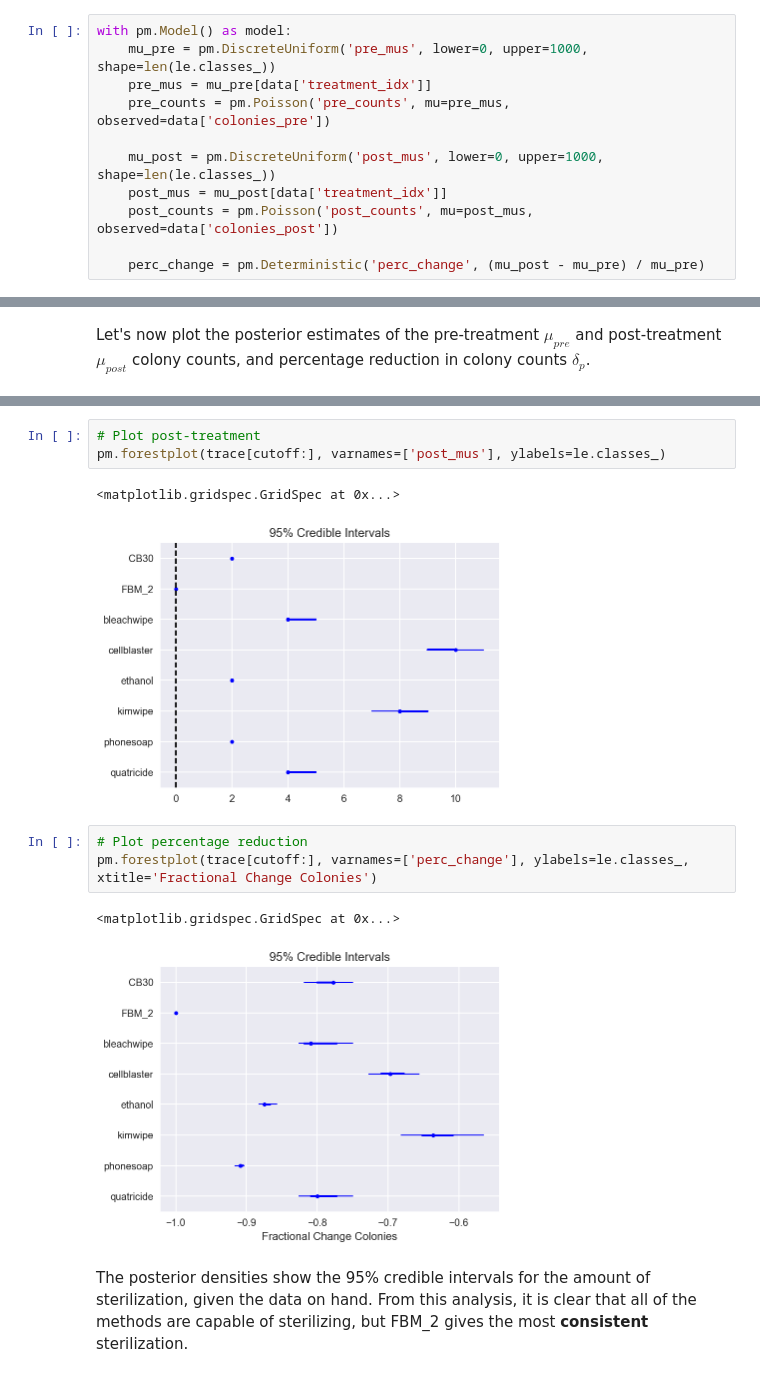
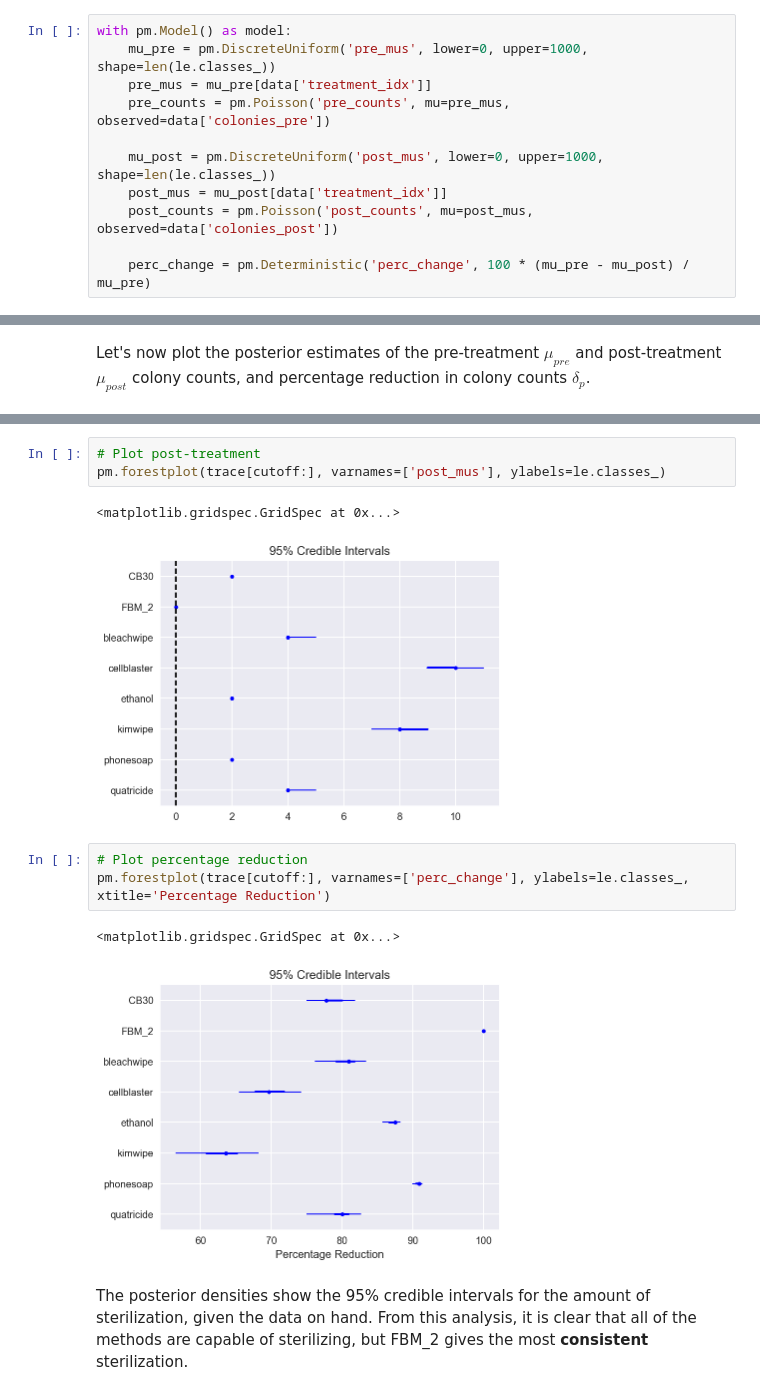
Before and after one commit to afcarl/mia-stats, a Jupyter notebook: sterilization/sterilization.ipynb, the cells around one changed output, grey strips where cells are left out. Cells and saved outputs as stored; diff of their text form.

Commit message:
updated with Mia's request to change to percentage reduction

```diff
--- a/sterilization/sterilization.ipynb
+++ b/sterilization/sterilization.ipynb
@@ -102,7 +102,7 @@ with pm.Model() as model:
     post_mus = mu_post[data['treatment_idx']]
     post_counts = pm.Poisson('post_counts', mu=post_mus, observed=data['colonies_post'])
 
-    perc_change = pm.Deterministic('perc_change', (mu_post - mu_pre) / mu_pre)
+    perc_change = pm.Deterministic('perc_change', 100 * (mu_pre - mu_post) / mu_pre)
 # %%
 # Sample 20000 steps in the MCMC chain.
 with model:
@@ -137,12 +137,12 @@ pm.forestplot(trace[cutoff:], varnames=['pre_mus'], ylabels=le.classes_)
 pm.forestplot(trace[cutoff:], varnames=['post_mus'], ylabels=le.classes_)
 # %% [output]
 <matplotlib.gridspec.GridSpec at 0x...>
-[figure, old version]
+[figure, new version]
 # %%
 # Plot percentage reduction
-pm.forestplot(trace[cutoff:], varnames=['perc_change'], ylabels=le.classes_, xtitle='Fractional Change Colonies')
+pm.forestplot(trace[cutoff:], varnames=['perc_change'], ylabels=le.classes_, xtitle='Percentage Reduction')
 # %% [output]
 <matplotlib.gridspec.GridSpec at 0x...>
-[figure, old version]
+[figure, new version]
 # %% [markdown]
 The posterior densities show the 95% credible intervals for the amount of sterilization, given the data on hand. From this analysis, it is clear that all of the methods are capable of sterilizing, but FBM_2 gives the most **consistent** sterilization.
```
Also changed, not shown: parts of 4 cells of this notebook, 1 other file.
